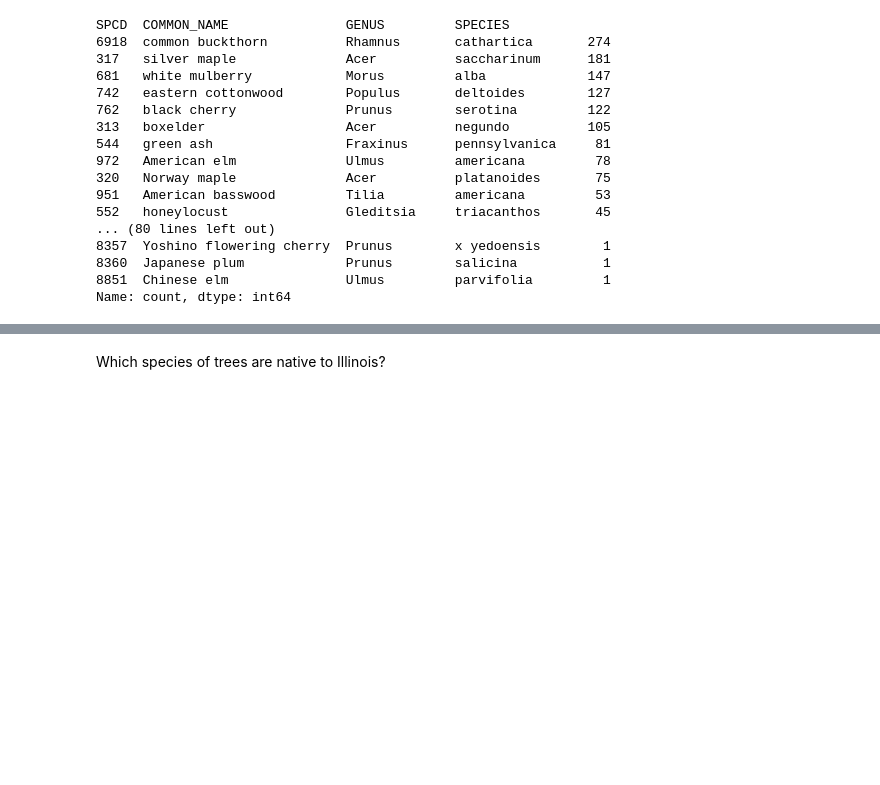
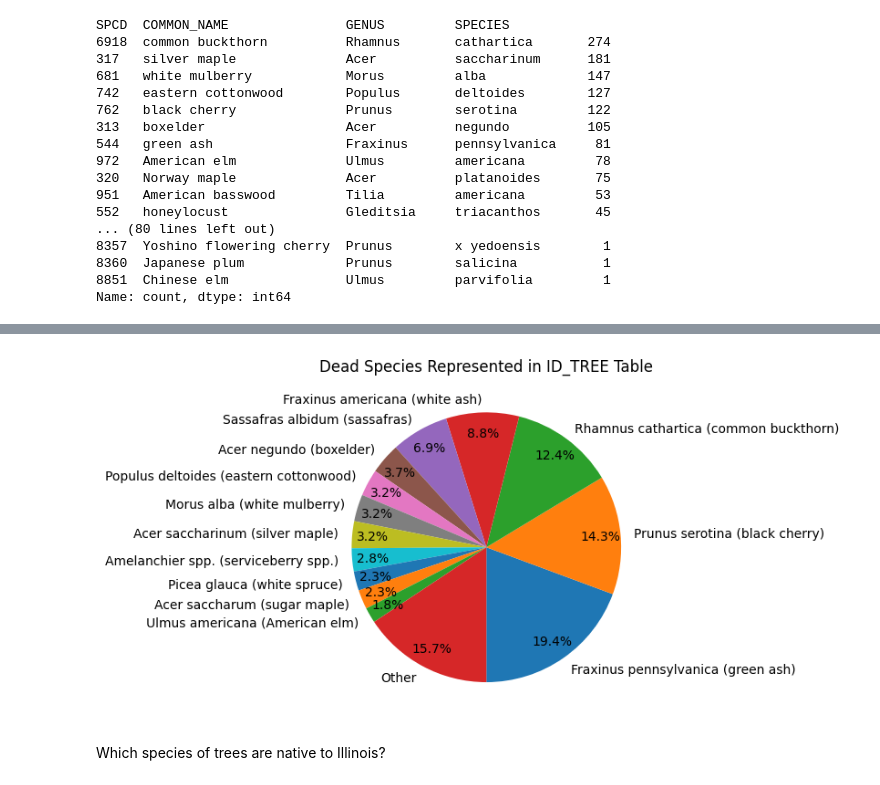
Before and after one commit to fractalate/data-trees, a Jupyter notebook: explore_chicago_il.ipynb, the cells around one changed output, grey strips where cells are left out. Drawn from its saved outputs; the diff is of its cells as text; code cells hidden in the pictures; blank space fills up the shorter version.

```diff
--- a/explore_chicago_il.ipynb
+++ b/explore_chicago_il.ipynb
@@ -100,3 +173,33 @@ pass
+# %%
+df = pd.merge(
+    df_id_tree_dead[['SPCD', 'STATUSCD']],
+    df_ref_species[['SPCD', 'COMMON_NAME', 'GENUS', 'SPECIES']],
+    left_on='SPCD',
+    right_on='SPCD',
+    how='left',
+)
+
+df_labeled = df['GENUS'] + ' ' + df['SPECIES'] + ' (' + df['COMMON_NAME'] + ')'
+df_labeled_counts = df_labeled.value_counts()
+
+threshold = 4  # Determined by fiddling.
+df_labeled_filtered = df_labeled_counts[df_labeled_counts >= threshold]
+df_labeled_others = df_labeled_counts[df_labeled_counts < threshold].sum()
+
+df_labeled_final = df_labeled_filtered.copy()
+if df_labeled_others > 0:
+    df_labeled_final['Other'] = df_labeled_others
+
+ax = df_labeled_final.plot.pie(
+    title='Dead Species Represented in ID_TREE Table',
+    autopct='%1.1f%%',
+    pctdistance=0.85,
+    startangle=-90,  # Determined by fiddling
+)
+ax.set_ylabel('')
+pass
+# %% [output]
+[figure, added]
 # %% [markdown]
 Which species of trees are native to Illinois?
 # %%
```
Also changed, not shown: parts of 16 cells of this notebook.
